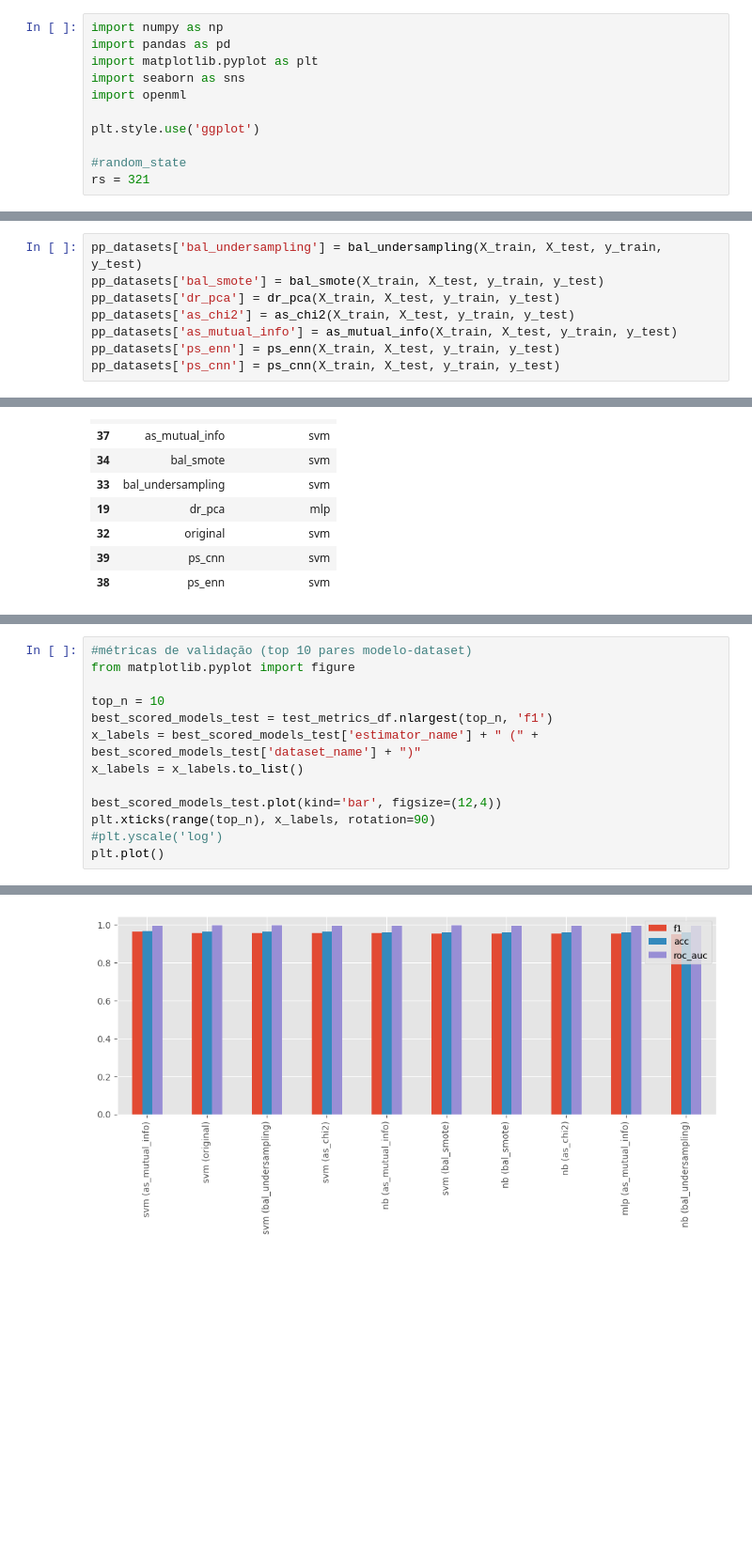
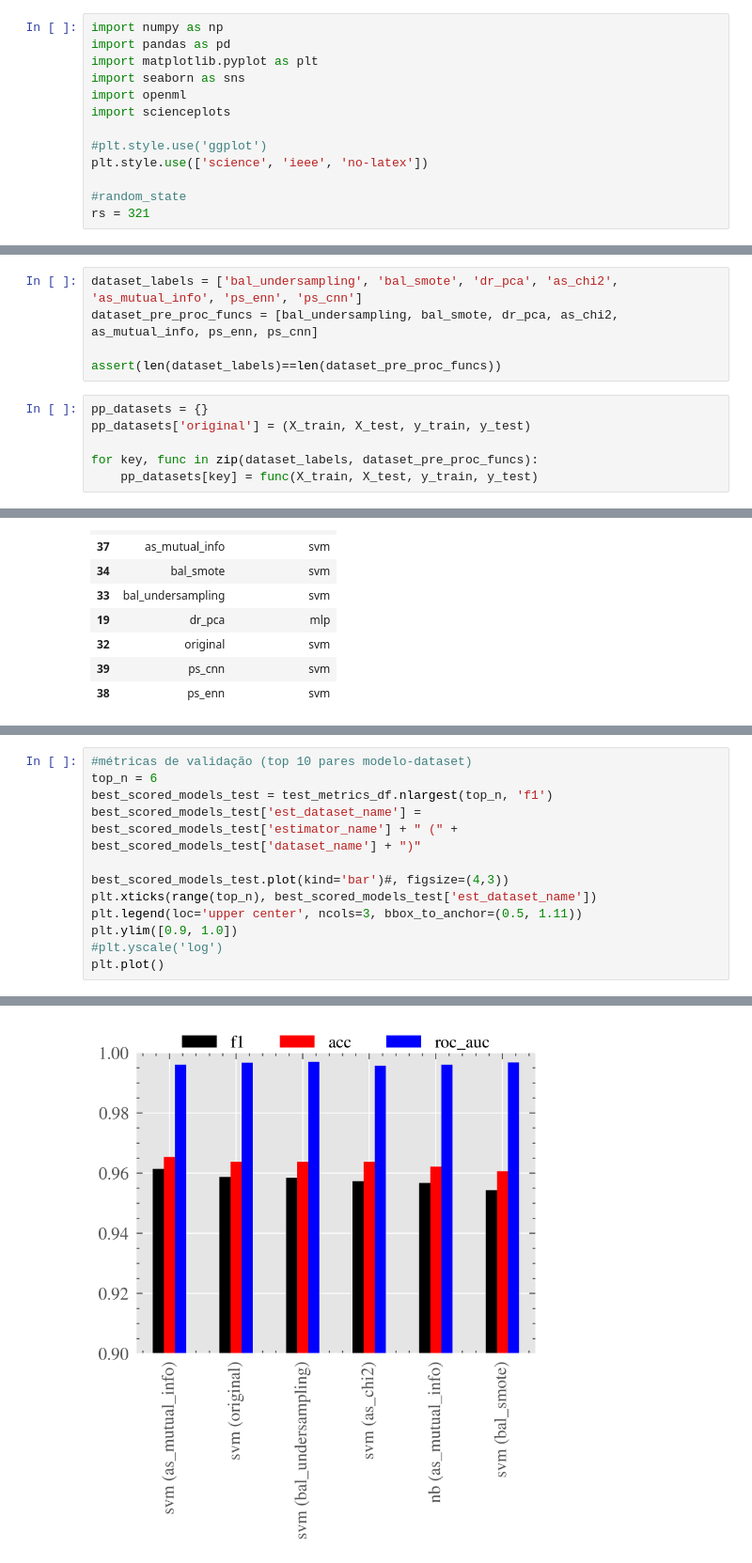
Before and after one commit to cafcaio/pes_proj_ml_1, a Jupyter notebook: splice_analysis_2.ipynb, the cells around one changed output, grey strips where cells are left out. Shown at 94% size. Drawn from its saved outputs; the diff is of its cells as text; blank space fills up the shorter version.

Commit message:
Ajuste nos plots

```diff
--- a/splice_analysis_2.ipynb
+++ b/splice_analysis_2.ipynb
@@ -4,8 +6,10 @@ import pandas as pd
 import matplotlib.pyplot as plt
 import seaborn as sns
 import openml
+import scienceplots
 
-plt.style.use('ggplot')
+#plt.style.use('ggplot')
+plt.style.use(['science', 'ieee', 'no-latex'])
 
 #random_state
 rs = 321
@@ -318,11 +318,14 @@ pp_datasets['original'] = (X_train, X_test, y_train, y_test)
 # %%
-pp_datasets['bal_undersampling'] = bal_undersampling(X_train, X_test, y_train, y_test)
-pp_datasets['bal_smote'] = bal_smote(X_train, X_test, y_train, y_test)
-pp_datasets['dr_pca'] = dr_pca(X_train, X_test, y_train, y_test)
-pp_datasets['as_chi2'] = as_chi2(X_train, X_test, y_train, y_test)
-pp_datasets['as_mutual_info'] = as_mutual_info(X_train, X_test, y_train, y_test)
-pp_datasets['ps_enn'] = ps_enn(X_train, X_test, y_train, y_test)
-pp_datasets['ps_cnn'] = ps_cnn(X_train, X_test, y_train, y_test)
+dataset_labels = ['bal_undersampling', 'bal_smote', 'dr_pca', 'as_chi2', 'as_mutual_info', 'ps_enn', 'ps_cnn']
+dataset_pre_proc_funcs = [bal_undersampling, bal_smote, dr_pca, as_chi2, as_mutual_info, ps_enn, ps_cnn]
+
+assert(len(dataset_labels)==len(dataset_pre_proc_funcs))
+# %%
+pp_datasets = {}
+pp_datasets['original'] = (X_train, X_test, y_train, y_test)
+
+for key, func in zip(dataset_labels, dataset_pre_proc_funcs):
+    pp_datasets[key] = func(X_train, X_test, y_train, y_test)
 # %%
 for key, value in pp_datasets.items():
     if key != "original":
@@ -745,16 +752,15 @@ plt.show()
 # %%
 #métricas de validação (top 10 pares modelo-dataset)
-from matplotlib.pyplot import figure
+top_n = 6
+best_scored_models_test = test_metrics_df.nlargest(top_n, 'f1')
+best_scored_models_test['est_dataset_name'] = best_scored_models_test['estimator_name'] + " (" + best_scored_models_test['dataset_name'] + ")"
 
-top_n = 10
-best_scored_models_test = test_metrics_df.nlargest(top_n, 'f1')
-x_labels = best_scored_models_test['estimator_name'] + " (" + best_scored_models_test['dataset_name'] + ")"
-x_labels = x_labels.to_list()
-
-best_scored_models_test.plot(kind='bar', figsize=(12,4))
-plt.xticks(range(top_n), x_labels, rotation=90)
+best_scored_models_test.plot(kind='bar')#, figsize=(4,3))
+plt.xticks(range(top_n), best_scored_models_test['est_dataset_name'])
+plt.legend(loc='upper center', ncols=3, bbox_to_anchor=(0.5, 1.11))
+plt.ylim([0.9, 1.0])
 #plt.yscale('log')
 plt.plot()
 # %% [output]
 []
-[figure, old version]
+[figure, new version]
```
Also changed, not shown: parts of 20 cells of this notebook.
